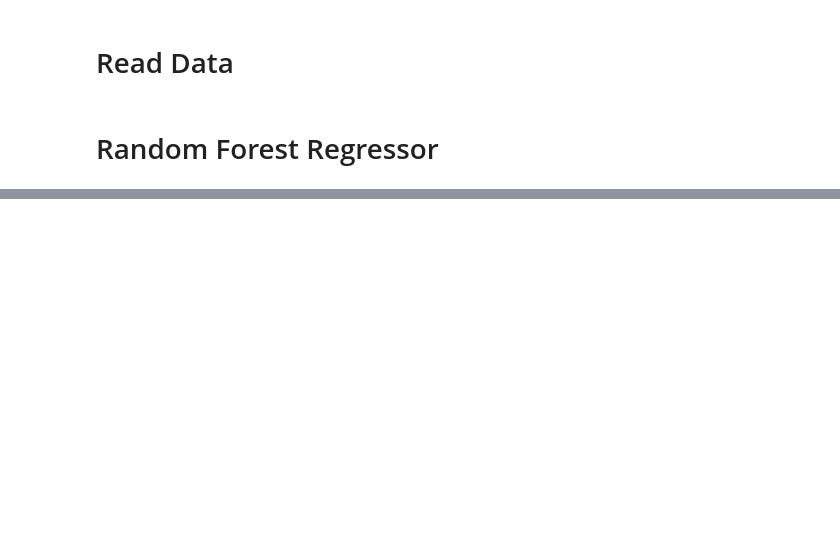
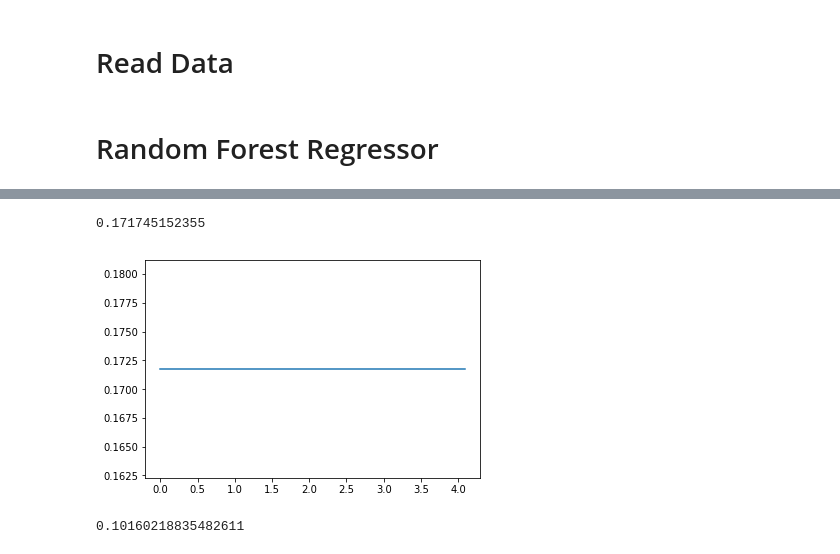
Before and after one commit to rczyrnik/Find-A-Flatmate, a Jupyter notebook: regressor_ensemble.ipynb, the cells around one changed output, grey strips where cells are left out. Drawn from its saved outputs; the diff is of its cells as text; code cells hidden in the pictures; blank space fills up the shorter version.

```diff
--- a/regressor_ensemble.ipynb
+++ b/regressor_ensemble.ipynb
@@ -50,0 +68,29 @@ random_forest_grid={
+# %%
+# for x in np.arange(.1, 5, .2):
+#     y_pred_binary = mf.convert_to_binary(y_pred, x)
+#     y_test_binary = mf.convert_to_binary(y_test, x)
+#     print(precision_score(y_pred_binary, y_test_binary),
+#          recall_score(y_pred_binary, y_test_binary),
+#          f1_score(y_pred_binary, y_test_binary))
+
+y_test_binary = mf.convert_to_binary(y_test)
+
+f1 = []
+precision = []
+recall = []
+for cutoff in np.arange(0, 4.1, .01):
+    y_pred_binary = mf.convert_to_binary(y_pred, x)
+    f1.append(f1_score(y_test_binary, y_pred_binary))
+    precision.append(precision_score(y_test_binary, y_pred_binary))
+    recall.append(recall_score(y_test_binary, y_pred_binary))
+
+print(max(f1))
+plt.plot(np.arange(0, 4.1, .01), f1)
+plt.show()
+# %% [output]
+0.171745152355
+[figure, added]
+# %%
+sum(y_test_binary)/len(y_test_binary)
+# %% [output]
+0.10160218835482611
```
Also changed, not shown: parts of 7 cells of this notebook, 11 other files.
